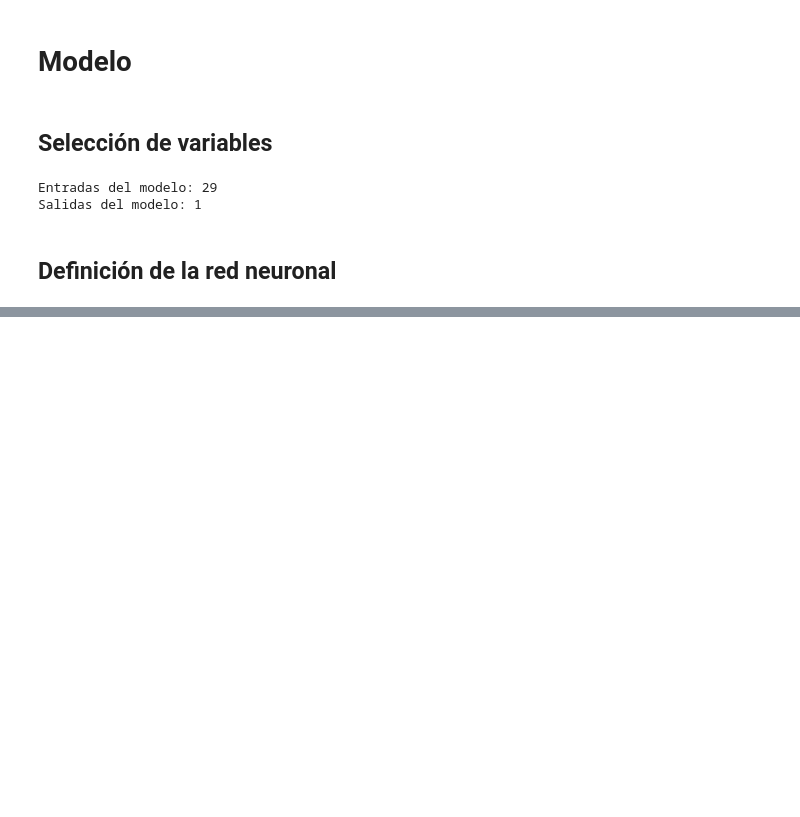
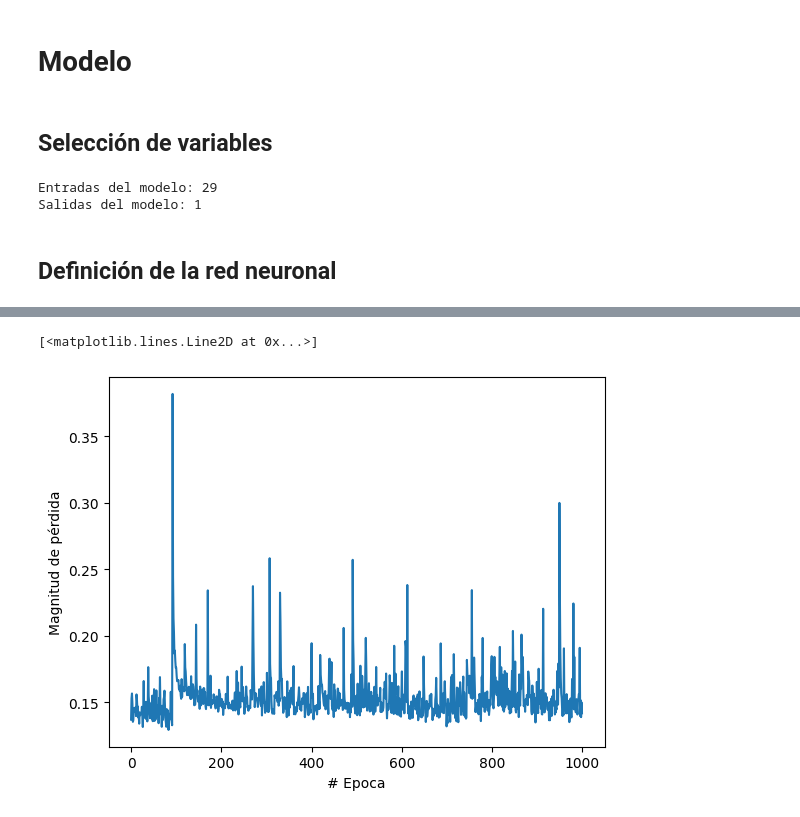
Before and after one commit to Lautarosco/TP-Redes-Neuronales, a Jupyter notebook: TP_Final_de_Procesamiento.ipynb, the cells around one changed output, grey strips where cells are left out. Drawn from its saved outputs; the diff is of its cells as text; code cells hidden in the pictures; blank space fills up the shorter version.

```diff
--- a/TP_Final_de_Procesamiento.ipynb
+++ b/TP_Final_de_Procesamiento.ipynb
@@ -350,0 +359,7 @@ Epoch 106/1000
+# %%
+plt.xlabel("# Epoca")
+plt.ylabel("Magnitud de pérdida")
+plt.plot(historial.history["loss"])
+# %% [output]
+[<matplotlib.lines.Line2D at 0x...>]
+[figure, added]
```
Also changed, not shown: parts of 7 cells of this notebook.
